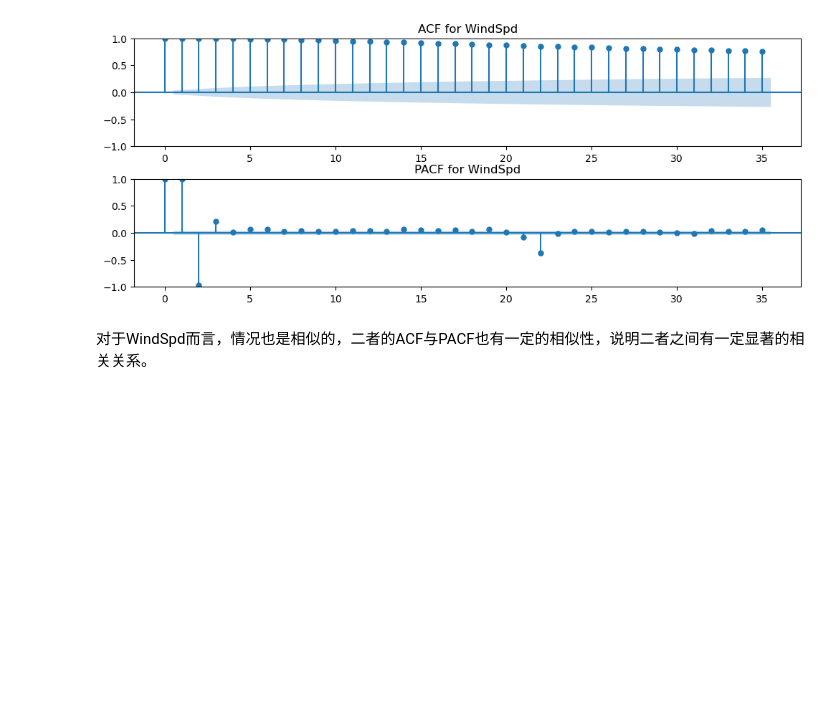
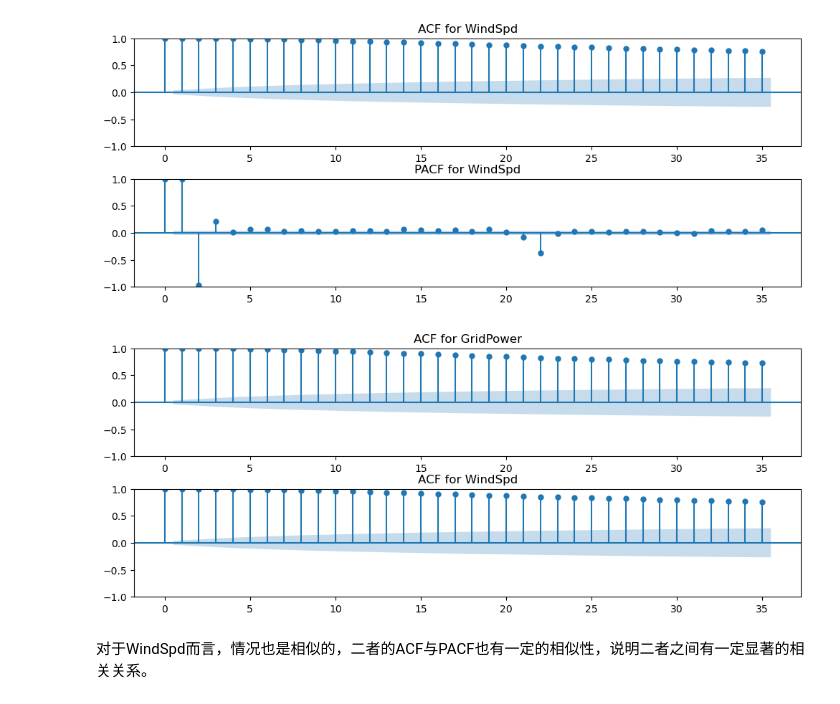
Before and after one commit to Toby-X/BDAI, a Jupyter notebook: Project/midproject.ipynb, the cells around one changed output. Saved outputs shown, nothing was run; the diff lists cells and outputs as text; code cells hidden in the pictures; blank space fills up the shorter version.

```diff
--- a/Project/midproject.ipynb
+++ b/Project/midproject.ipynb
@@ -501,6 +502,16 @@ ax2[1].set_title("PACF for WindSpd")
 plt.show()
 # %% [output]
 [figure]
+# %%
+fig2,ax2 = plt.subplots(2,1,figsize=(12,4.5))
+plt.subplots_adjust(hspace=0.30)
+plot_acf(GridPower_ma,ax=ax2[0])
+ax2[0].set_title("ACF for GridPower")
+plot_acf(WindSpd_ma,ax=ax2[1])
+ax2[1].set_title("ACF for WindSpd")
+plt.show()
+# %% [output]
+[figure, added]
 # %% [markdown]
 对于WindSpd而言，情况也是相似的，二者的ACF与PACF也有一定的相似性，说明二者之间有一定显著的相关关系。
 # %% [markdown]
```
Also changed, not shown: parts of 3 cells of this notebook, 5 other files.
